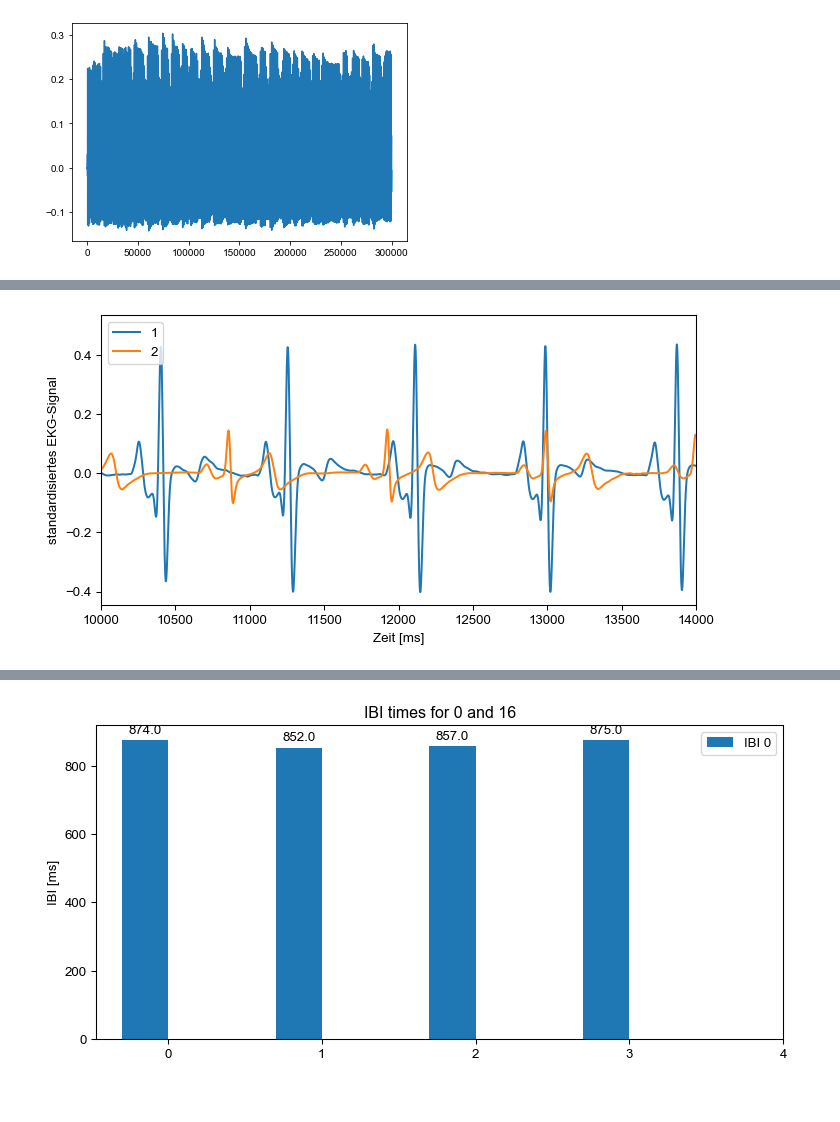
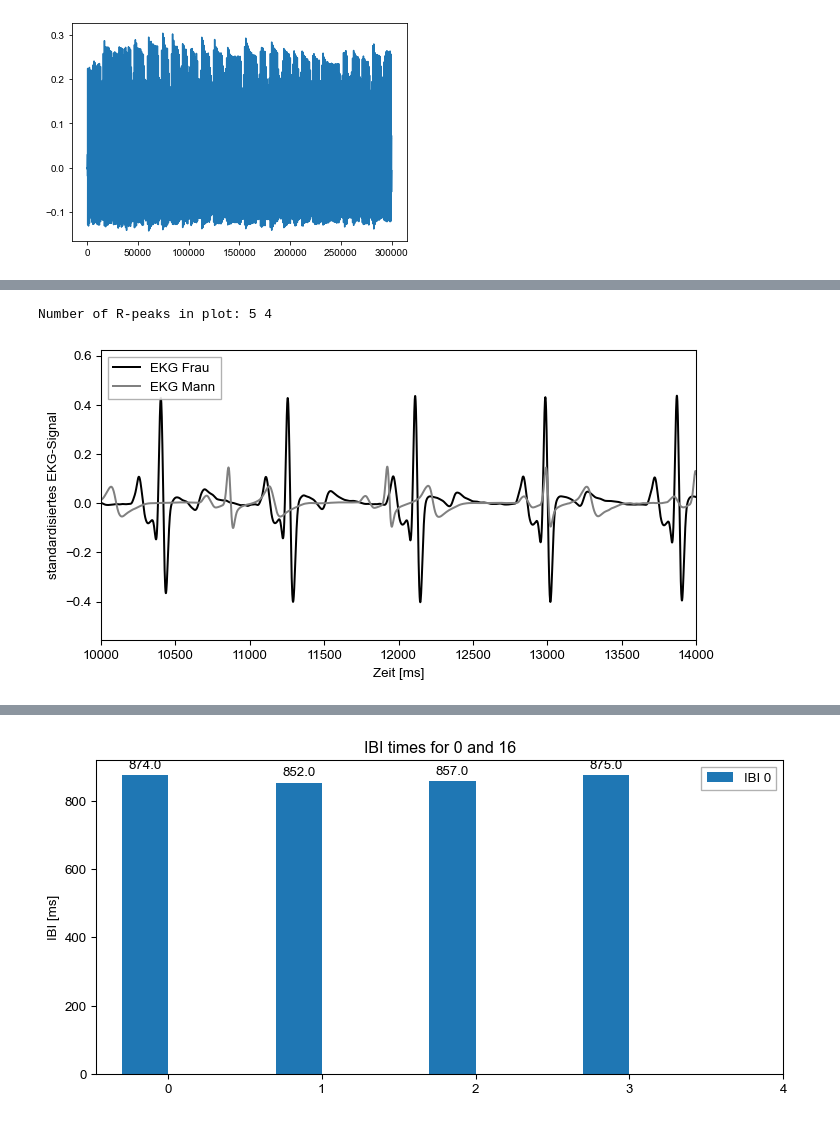
Before and after one commit to visserle/two-hearts, a Jupyter notebook: plots.ipynb, the cells around one changed output, grey strips where cells are left out. Cells and saved outputs as stored; diff of their text form; code cells hidden in the pictures.

```diff
--- a/plots.ipynb
+++ b/plots.ipynb
@@ -12,7 +19,7 @@ sampling_rate = 1000
 print("Sampling rate:", sampling_rate)
 
 # Set conditions
-condition = ["sit","gaze","gaze_swap"]
+condition = ["sit","gaze"]
 print("Conditions:", condition)
 
 # Show number of participants
@@ -39,8 +99,6 @@ plt.plot(ecg_raw[1])
 [figure]
 # %%
 # Analyze raw ECG data
-
-sampling_rate=1000
 ecg_process = []
 ecg = []
 for i in range(num_participants):
@@ -48,6 +106,6 @@ for i in range(num_participants):
         ecg_process.append(ecg_process_temp)
         ecg.append(ecg_process[i]["ECG_Clean"])
 
-ecg_process[3]
+ecg_process[1]
 # %% [output]
 |  | ECG_Raw | ECG_Clean | ECG_Rate | ECG_Quality | ECG_R_Peaks | ECG_P_Peaks | ECG_P_Onsets | ECG_P_Offsets | ... |
@@ -66,17 +312,26 @@ ecg_process[3]
+# %%
+dpi = 96
+figsize = 8,4
+
+mpl.rcParams["legend.frameon"] = True
+mpl.rcParams["legend.fancybox"] = False
+mpl.rcParams["legend.framealpha"] = 0.9
+mpl.rcParams["legend.edgecolor"] = "darkgrey"
+
+d = 0 # dyad
+p = 1 # person
 # %%
-xlim1 = 10*sampling_rate
-xlim2 = 14*sampling_rate
+# Plot cleaned ECG data for a dyad
+fig = plt.figure(figsize=figsize, dpi=dpi)
 
-# Plot cleaned ECG data for a dyad
-fig = plt.figure(figsize=(8,4), dpi=96)
 plt.xlim(xlim1, xlim2)
 plt.margins(x=0)
 plt.xlabel('Zeit [ms]')
 plt.ylabel('standardisiertes EKG-Signal')
-plt.plot(ecg[0][:xlim2],"-", label="1")
-plt.plot(ecg[1][:xlim2],"-", label="2")
+plt.plot(ecg[d], color="black", label="EKG Frau")
+plt.plot(ecg[d+1], color="grey",label="EKG Mann")
 plt.legend(loc="upper left")
-
-plt.savefig("plots\ecg_data.png", dpi=96)
+print("Number of R-peaks in plot:",sum(rpeaks[d][xlim1:xlim2]),sum(rpeaks[d+1][xlim1:xlim2]))
 # %% [output]
+Number of R-peaks in plot: 5 4
-[figure, old version]
+[figure, new version]
```
Also changed, not shown: parts of 34 cells of this notebook.
